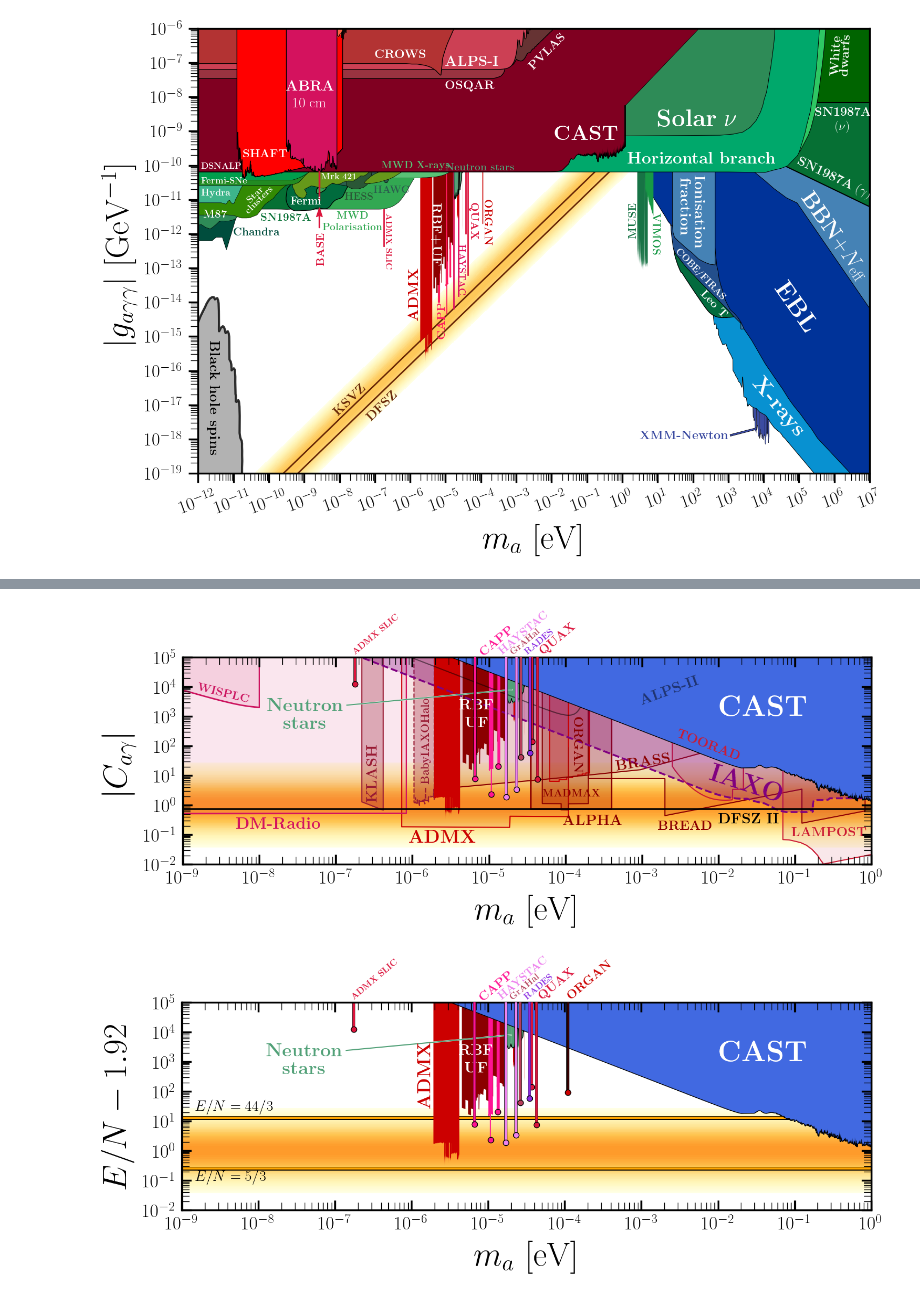
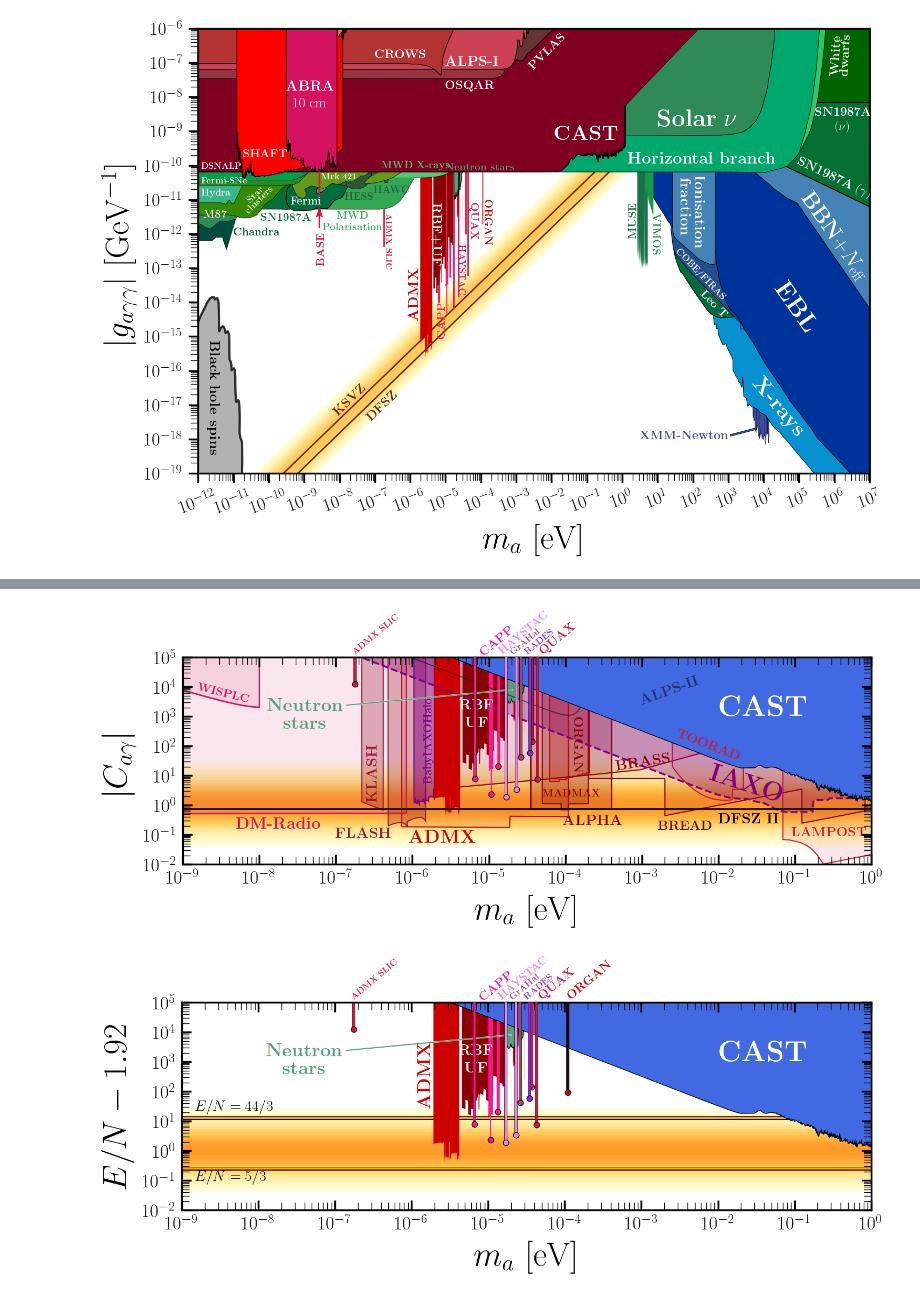
Before and after one commit to babte/AxionLimits, a Jupyter notebook: AxionPhoton.ipynb, the cells around one changed output, grey strips where cells are left out. Cells and saved outputs as stored; diff of their text form; code cells hidden in the pictures.

Commit message:
Adding FLASH estimates

```diff
--- a/AxionPhoton.ipynb
+++ b/AxionPhoton.ipynb
@@ -77,35 +77,36 @@ from PlotFuncs import BlackHoleSpins, AxionPhoton, MySaveFig, FigSetup
 fig,ax = FigSetup(Shape='Wide',ylab='$|C_{a\gamma}|$',mathpazo=True,
                 g_min=0.01,g_max=100000.0,m_min=1e-9,m_max=1,
                  tickdir='in',TopAndRightTicks=True,xtick_rotation=0)
 
 AxionPhoton.QCDAxion(ax,RescaleByMass=True,fs=20,KSVZ_on=False,DFSZ_on=True,DFSZ_label_mass=1e-2)
 
 AxionPhoton.ADMX(ax,fs=25,RescaleByMass=True,projection=True)
 AxionPhoton.ADMX_SLIC(ax,RescaleByMass=True)
 AxionPhoton.RBF_UF(ax,fs=20,RescaleByMass=True)
 AxionPhoton.HAYSTAC(ax,fs=15,RescaleByMass=True,col='violet',text_shift=[0.8,1])
 AxionPhoton.CAPP(ax,fs=17,RescaleByMass=True,col='deeppink')
 AxionPhoton.GrAHal(ax,fs=12,RescaleByMass=True,text_shift=[0.9,1])
 AxionPhoton.DMRadio(ax,RescaleByMass=True)
 AxionPhoton.QUAX(ax,fs=17,RescaleByMass=True)
 AxionPhoton.RADES(ax,fs=12,RescaleByMass=True,text_shift=[1.05,1])
 AxionPhoton.MADMAX(ax,fs=20,RescaleByMass=True)
 AxionPhoton.ALPHA(ax,fs=20,RescaleByMass=True)
 AxionPhoton.ORGAN(ax,fs=20,RescaleByMass=True,projection=True)
 AxionPhoton.KLASH(ax,fs=20,RescaleByMass=True)
-AxionPhoton.BABYIAXOHALO(ax, RescaleByMass=True)
+AxionPhoton.FLASH(ax,fs=20,RescaleByMass=True)
+AxionPhoton.BABYIAXOHALO(ax,col = 'purple',RescaleByMass=True)
 AxionPhoton.BRASS(ax,fs=18,RescaleByMass=True,text_shift=[1.0,1.5])
 AxionPhoton.BREAD(ax,fs=22,RescaleByMass=True,text_shift=[0.8,1.5])
 AxionPhoton.TOORAD(ax,fs=12,RescaleByMass=True,text_shift=[1.1,1.08])
 AxionPhoton.LAMPOST(ax,fs=18,RescaleByMass=True)
 AxionPhoton.NeutronStars(ax,fs=25,RescaleByMass=True,text_shift=[0.4,0.4])
 AxionPhoton.ALPS(ax,projection=True,RescaleByMass=True)
 AxionPhoton.Helioscopes(ax,col='royalblue',fs=35,projection=True,RescaleByMass=True)
 AxionPhoton.WISPLC(ax,RescaleByMass=True)
 
 MySaveFig(fig,'AxionPhoton_Rescaled')
 # %% [output]
-[figure, old version]
+[figure, new version]
 # %%
 %matplotlib inline
 from numpy import *
```
Also changed, not shown: parts of 1 cell of this notebook, 8 other files.
